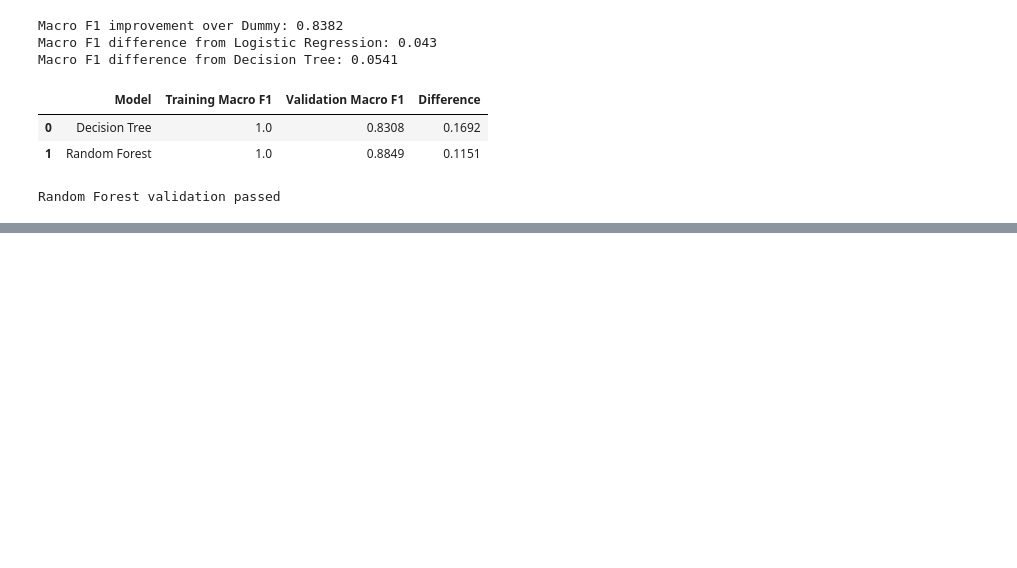
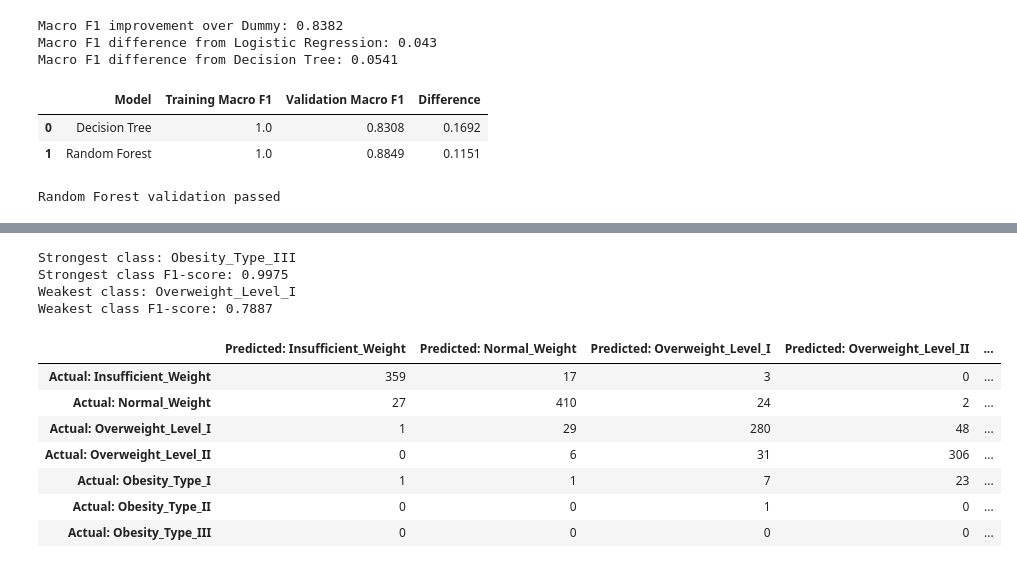
Before and after one commit to SMCodeX7/Obesity-Risk-Intelligence-System, a Jupyter notebook: notebooks/04_baseline_models.ipynb, the cells around one changed output, grey strips where cells are left out. Cells and saved outputs as stored; diff of their text form; code cells hidden in the pictures; blank space fills up the shorter version.

```diff
--- a/notebooks/04_baseline_models.ipynb
+++ b/notebooks/04_baseline_models.ipynb
@@ -2027,0 +2288,80 @@ Random Forest validation passed
+# %%
+gradient_boosting_class_metrics = (
+    gradient_boosting_report_df
+    .loc[CLASS_ORDER]
+    .copy()
+)
+
+strongest_gradient_boosting_class = (
+    gradient_boosting_class_metrics[
+        "f1-score"
+    ]
+    .idxmax()
+)
+
+weakest_gradient_boosting_class = (
+    gradient_boosting_class_metrics[
+        "f1-score"
+    ]
+    .idxmin()
+)
+
+print(
+    "Strongest class:",
+    strongest_gradient_boosting_class,
+)
+
+print(
+    "Strongest class F1-score:",
+    gradient_boosting_class_metrics.loc[
+        strongest_gradient_boosting_class,
+        "f1-score",
+    ],
+)
+
+print(
+    "Weakest class:",
+    weakest_gradient_boosting_class,
+)
+
+print(
+    "Weakest class F1-score:",
+    gradient_boosting_class_metrics.loc[
+        weakest_gradient_boosting_class,
+        "f1-score",
+    ],
+)
+# %% [output]
+Strongest class: Obesity_Type_III
+Strongest class F1-score: 0.9975
+Weakest class: Overweight_Level_I
+Weakest class F1-score: 0.7887
+# %%
+gradient_boosting_confusion_values = confusion_matrix(
+    y_validation,
+    gradient_boosting_validation_predictions,
+    labels=CLASS_ORDER,
+)
+
+gradient_boosting_confusion_df = pd.DataFrame(
+    gradient_boosting_confusion_values,
+    index=[
+        f"Actual: {class_name}"
+        for class_name in CLASS_ORDER
+    ],
+    columns=[
+        f"Predicted: {class_name}"
+        for class_name in CLASS_ORDER
+    ],
+)
+
+gradient_boosting_confusion_df
+# %% [output]
+|  | Predicted: Insufficient_Weight | Predicted: Normal_Weight | Predicted: Overweight_Level_I | Predicted: Overweight_Level_II | ... |
+| Actual: Insufficient_Weight | 359 | 17 | 3 | 0 | ... |
+| Actual: Normal_Weight | 27 | 410 | 24 | 2 | ... |
+| Actual: Overweight_Level_I | 1 | 29 | 280 | 48 | ... |
+| Actual: Overweight_Level_II | 0 | 6 | 31 | 306 | ... |
+| Actual: Obesity_Type_I | 1 | 1 | 7 | 23 | ... |
+| Actual: Obesity_Type_II | 0 | 0 | 1 | 0 | ... |
+| Actual: Obesity_Type_III | 0 | 0 | 0 | 0 | ... |
```
Also changed, not shown: parts of 17 cells of this notebook.
